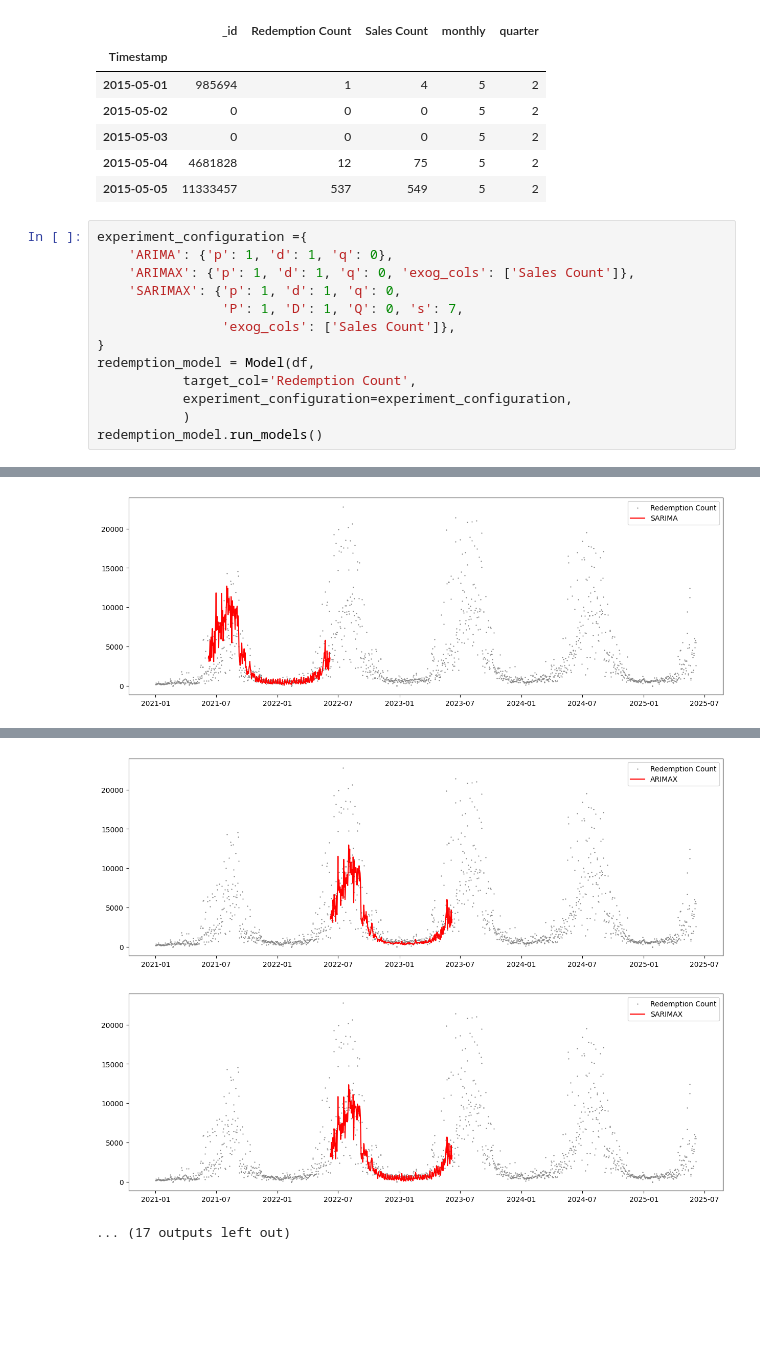
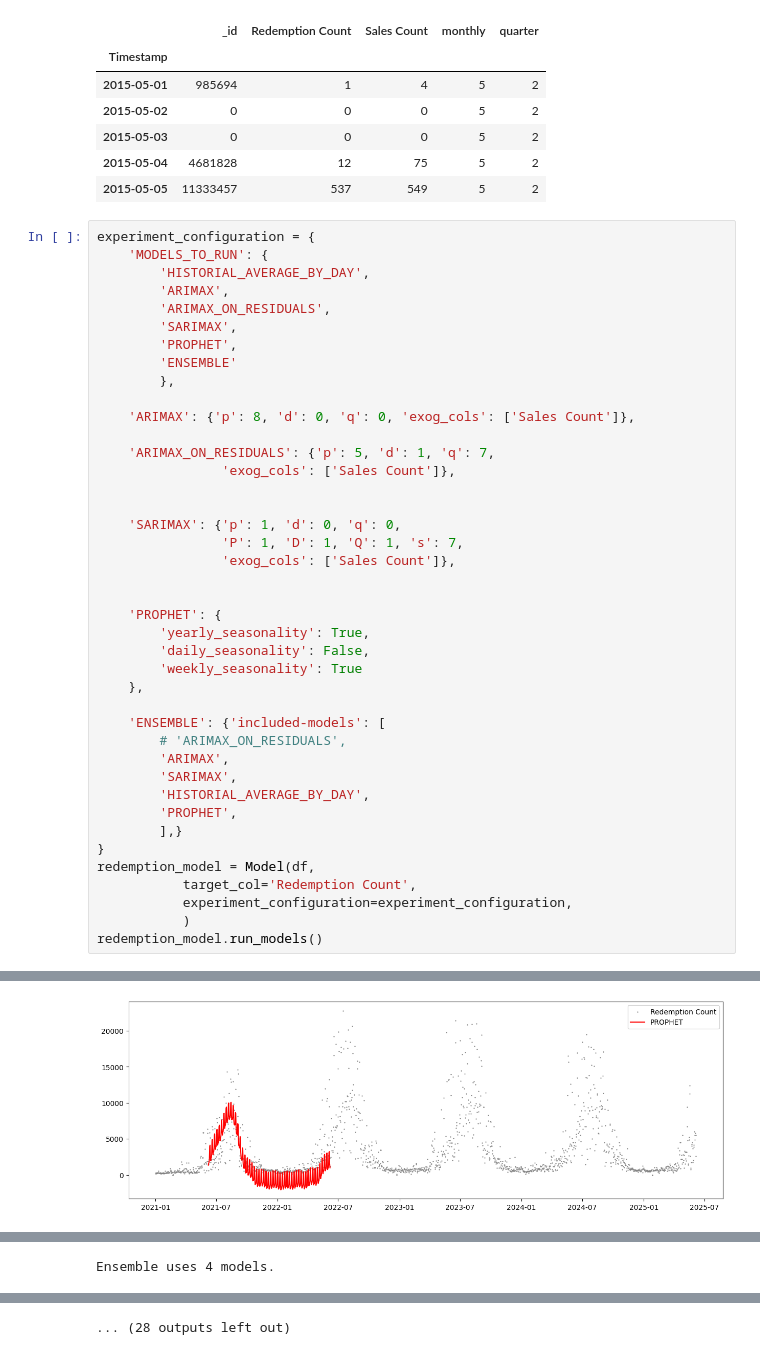
Before and after one commit to mmaisonnave/forecasting-ferry-traffic-toronto, a Jupyter notebook: Modelling.ipynb, the cells around one changed output, grey strips where cells are left out. Drawn from its saved outputs; the diff is of its cells as text; blank space fills up the shorter version.

Commit message:
Refactor the entire code to input the configuration when creating the forecasting model. Explore a few hyper parameters.

```diff
--- a/Modelling.ipynb
+++ b/Modelling.ipynb
@@ -31,12 +31,40 @@ df.head()
 | 2015-05-04 | 4681828 | 12 | 75 | 5 | 2 |
 | 2015-05-05 | 11333457 | 537 | 549 | 5 | 2 |
 # %%
-experiment_configuration ={
-    'ARIMA': {'p': 1, 'd': 1, 'q': 0},
-    'ARIMAX': {'p': 1, 'd': 1, 'q': 0, 'exog_cols': ['Sales Count']},
-    'SARIMAX': {'p': 1, 'd': 1, 'q': 0,
-                'P': 1, 'D': 1, 'Q': 0, 's': 7,
+experiment_configuration = {
+    'MODELS_TO_RUN': {
+        'HISTORIAL_AVERAGE_BY_DAY',
+        'ARIMAX',
+        'ARIMAX_ON_RESIDUALS',
+        'SARIMAX',
+        'PROPHET',
+        'ENSEMBLE'
+        },
+
+    'ARIMAX': {'p': 8, 'd': 0, 'q': 0, 'exog_cols': ['Sales Count']},
+
+    'ARIMAX_ON_RESIDUALS': {'p': 5, 'd': 1, 'q': 7,
                 'exog_cols': ['Sales Count']},
+
+
+    'SARIMAX': {'p': 1, 'd': 0, 'q': 0,
+                'P': 1, 'D': 1, 'Q': 1, 's': 7,
+                'exog_cols': ['Sales Count']},
+
+
+    'PROPHET': {
+        'yearly_seasonality': True,
+        'daily_seasonality': False,
+        'weekly_seasonality': True
+    },
+
+    'ENSEMBLE': {'included-models': [
+        # 'ARIMAX_ON_RESIDUALS',
+        'ARIMAX',
+        'SARIMAX',
+        'HISTORIAL_AVERAGE_BY_DAY',
+        'PROPHET',
+        ],}
 }
 redemption_model = Model(df,
            target_col='Redemption Count',
@@ -68 +82 @@ redemption_model.run_models()
-[figure, old version]
+[figure, new version]
@@ -69,2 +85,3 @@ redemption_model.run_models()
+Ensemble uses 4 models.
 [figure]
 [figure]
@@ -72,6 +89,4 @@ redemption_model.run_models()
-[figure, removed]
-[figure, removed]
-... (17 outputs left out)
+... (28 outputs left out)
 # %%
 import json
 
```
Also changed, not shown: parts of 2 cells of this notebook, 2 other files.
